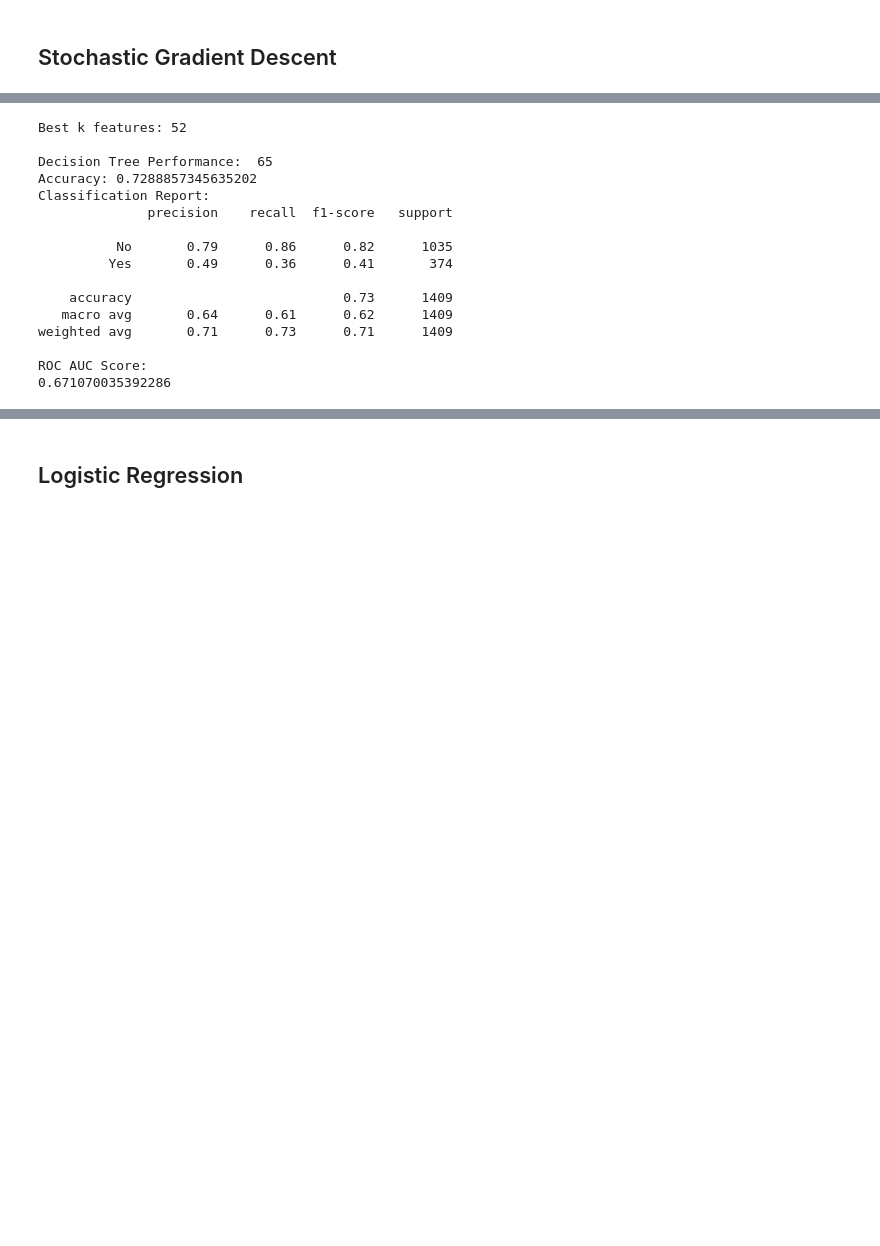
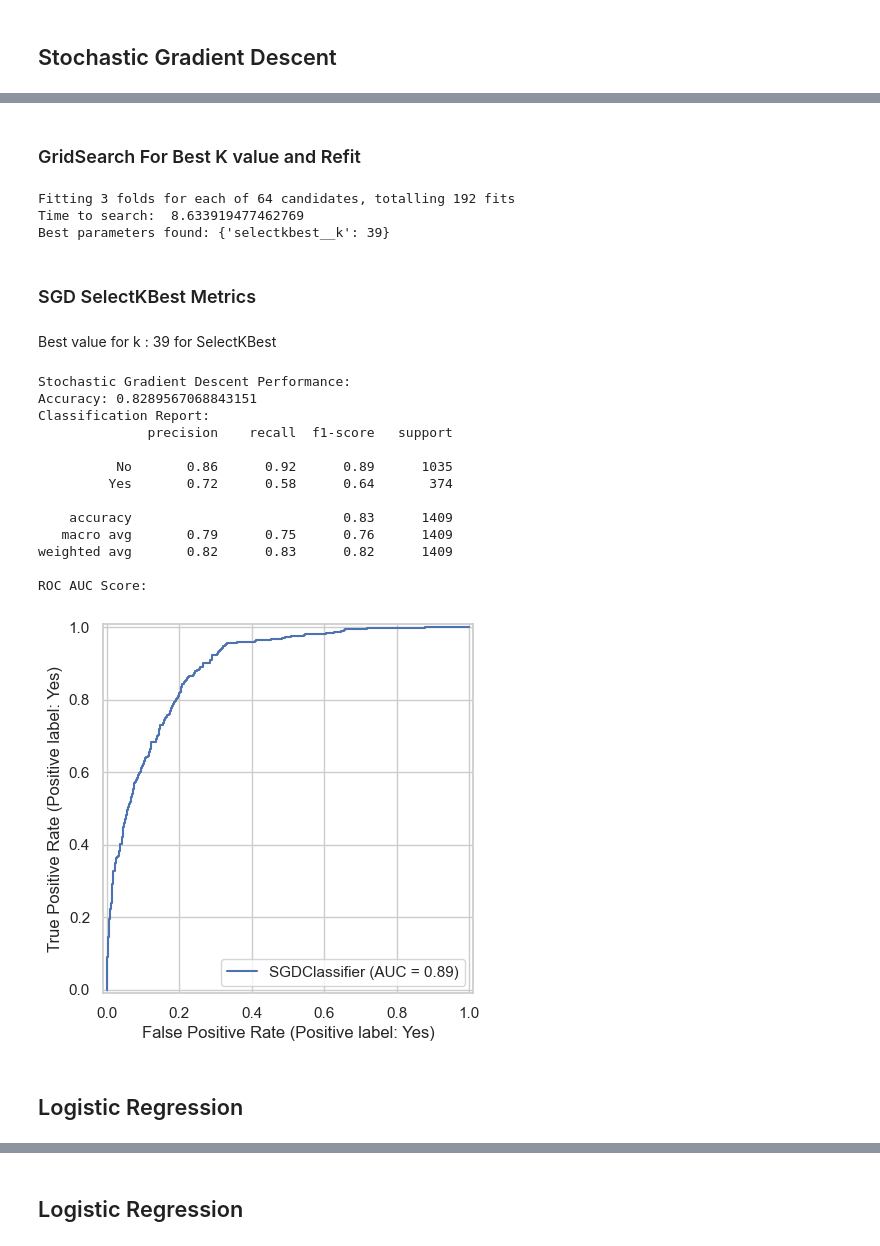
Before and after one commit to georgevrbs/customer_churn_machine_learning, a Jupyter notebook: Telecommunication_Customer_Churn_3.ipynb, the cells around one changed output, grey strips where cells are left out. Drawn from its saved outputs; the diff is of its cells as text; code cells hidden in the pictures; blank space fills up the shorter version.

```diff
--- a/Telecommunication_Customer_Churn_3.ipynb
+++ b/Telecommunication_Customer_Churn_3.ipynb
@@ -746,39 +702,68 @@ Text(0, 0.5, 'Accuracy')
+# %% [markdown]
+### GridSearch For Best K value and Refit
+# %%
+# Run GridSearchCV
+param_grid = {
+  'selectkbest__k' : range(1, X_train.shape[1])
+}
+
+estimator = make_pipeline(SelectKBest(score_func=f_classif), SGDClassifier(random_state=random_state))
+cv = StratifiedKFold(3)
+
+gscv_sgd_kbest = GridSearchCV(estimator, param_grid=param_grid, cv=cv, n_jobs=3, scoring='accuracy', verbose=3)
+start = time()
+gscv_sgd_kbest.fit(X_train_norm, y_train)
+end = time()
+print('Time to search: %.3fms' % (end - start))
+print(f"Best parameters found: {gscv_sgd_kbest.best_params_}")
+# %% [output]
+Fitting 3 folds for each of 64 candidates, totalling 192 fits
+Time to search:  8.633919477462769
+Best parameters found: {'selectkbest__k': 39}
+# %% [markdown]
+### SGD SelectKBest Metrics
+# %% [markdown]
+Best value for k : 39 for SelectKBest
 # %%
-sgd_k_features = best_result_kbest_sgd[0]
-print(f"Best k features: {sgd_k_features}")
-sel_sgd_kbest = SelectKBest(score_func=f_classif, k=sgd_k_features)
-sel_sgd_kbest.fit_transform(X_train, y_train)
-X_train_sgd_kbest = X_train[sel_sgd_kbest.get_feature_names_out()]
-X_test_sgd_kbest = X_test[sel_sgd_kbest.get_feature_names_out()]
+# Select K-features from GridSearchCV Best Param
+sel_sgd_kbest = SelectKBest(f_classif, k=gscv_sgd_kbest.best_params_['selectkbest__k'])
+sel_sgd_kbest.fit(X_train_norm, y_train)
+X_train_sgd_kbest = X_train_norm[sel_sgd_kbest.get_feature_names_out()]
+X_test_sgd_kbest = X_test_norm[sel_sgd_kbest.get_feature_names_out()]
 
-sgd_kbest = KNeighborsClassifier()
-sgd_kbest.fit(X_train_sgd_kbest, y_train)
-sgd_kbest_y_pred = sgd_kbest.predict(X_test_sgd_kbest)
+best_sgd_kbest = SGDClassifier(random_state=random_state)
+best_sgd_kbest.fit(X_train_sgd_kbest, y_train)
+best_sgd_kbest_y_preds = best_sgd_kbest.predict(X_test_sgd_kbest)
 
-print("\nStochastic Gradient Descent Performance: ", k)
-print("Accuracy:", accuracy_score(y_test, sgd_kbest_y_pred))
+print("Stochastic Gradient Descent Performance:")
+print("Accuracy:", accuracy_score(y_test, best_sgd_kbest_y_preds))
 print("Classification Report:")
-print(classification_report(y_test, sgd_kbest_y_pred))
+print(classification_report(y_test, best_sgd_kbest_y_preds))
 print("ROC AUC Score:")
-print(roc_auc_score(y_test, sgd_kbest.predict_proba(X_test_sgd_kbest)[:, 1]))
+# print(roc_auc_score(y_test, best_sgd_kbest.predict_proba(X_test_sgd_kbest)[:, 1]))
 print("\n")
 
+# Plot confusion matrix
+# plot_confusion_matrix(best_sgd_kbest, X_test_sgd_kbest, y_test)
 
-kbest_scores['Stochastic Gradient Descent'] = accuracy_score(y_test, sgd_kbest_y_pred)
+# Plot ROC Curve
+metrics.RocCurveDisplay.from_estimator(best_sgd_kbest, X_test_sgd_kbest, y_test)
+
+kbest_scores['Stochastic Gradient Descent'] = accuracy_score(y_test, best_sgd_kbest_y_preds)
 # %% [output]
-Best k features: 52
-
-Decision Tree Performance:  65
-Accuracy: 0.7288857345635202
+Stochastic Gradient Descent Performance:
+Accuracy: 0.8289567068843151
 Classification Report:
               precision    recall  f1-score   support
 
-          No       0.79      0.86      0.82      1035
-         Yes       0.49      0.36      0.41       374
+          No       0.86      0.92      0.89      1035
+         Yes       0.72      0.58      0.64       374
 
-    accuracy                           0.73      1409
-   macro avg       0.64      0.61      0.62      1409
-weighted avg       0.71      0.73      0.71      1409
+    accuracy                           0.83      1409
+   macro avg       0.79      0.75      0.76      1409
+weighted avg       0.82      0.83      0.82      1409
 
 ROC AUC Score:
-0.671070035392286
+[figure, added]
+# %% [markdown]
+## Logistic Regression
```
Also changed, not shown: parts of 53 cells of this notebook.
